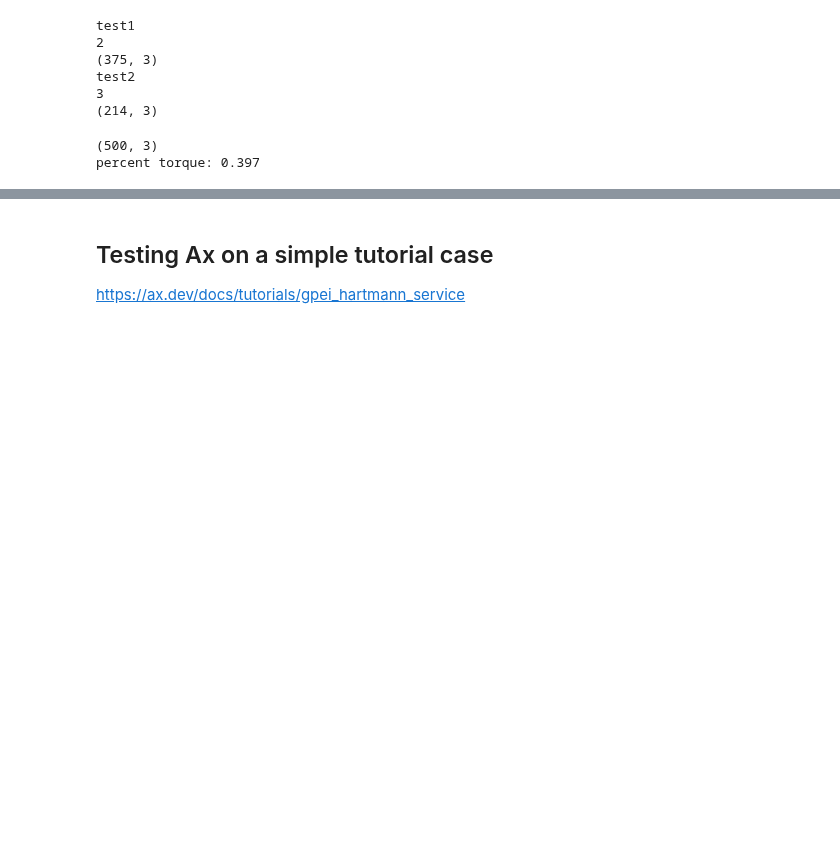
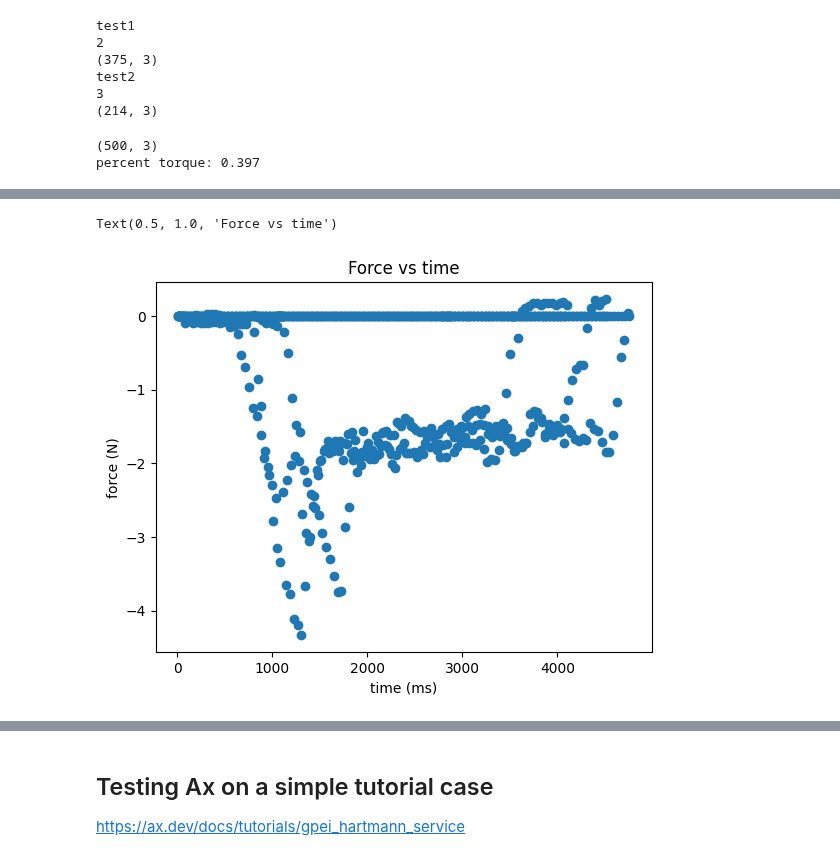
Before and after one commit to c-y-i/Mod_DOE, a Jupyter notebook: scratch.ipynb, the cells around one changed output, grey strips where cells are left out. Cells and saved outputs as stored; diff of their text form; code cells hidden in the pictures; blank space fills up the shorter version.

```diff
--- a/scratch.ipynb
+++ b/scratch.ipynb
@@ -62,3 +75,14 @@ len(force_dict[keys[-1]])
+# %%
+# force_entry = force_dict[keys[-1]]
+force_entry = np.concatenate(force_entry, axis=0)
+
+plt.scatter(force_entry[:,0], force_entry[:,1])
+plt.xlabel('time (ms)')
+plt.ylabel('force (N)')
+plt.title('Force vs time')
+# %% [output]
+Text(0.5, 1.0, 'Force vs time')
+[figure, added]
 # %%
 g = 9.81
 
```
Also changed, not shown: parts of 5 cells of this notebook, 3 other files.
